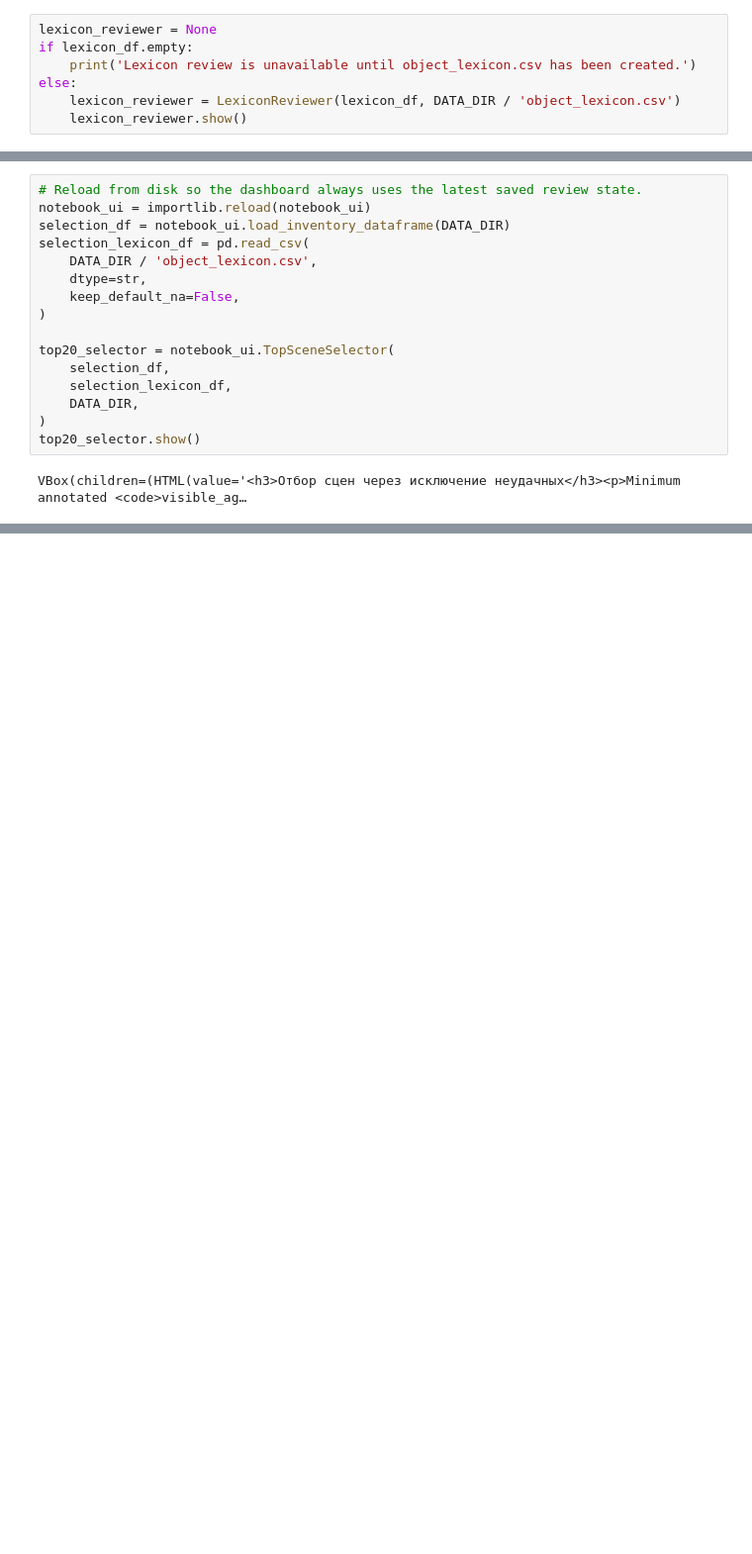
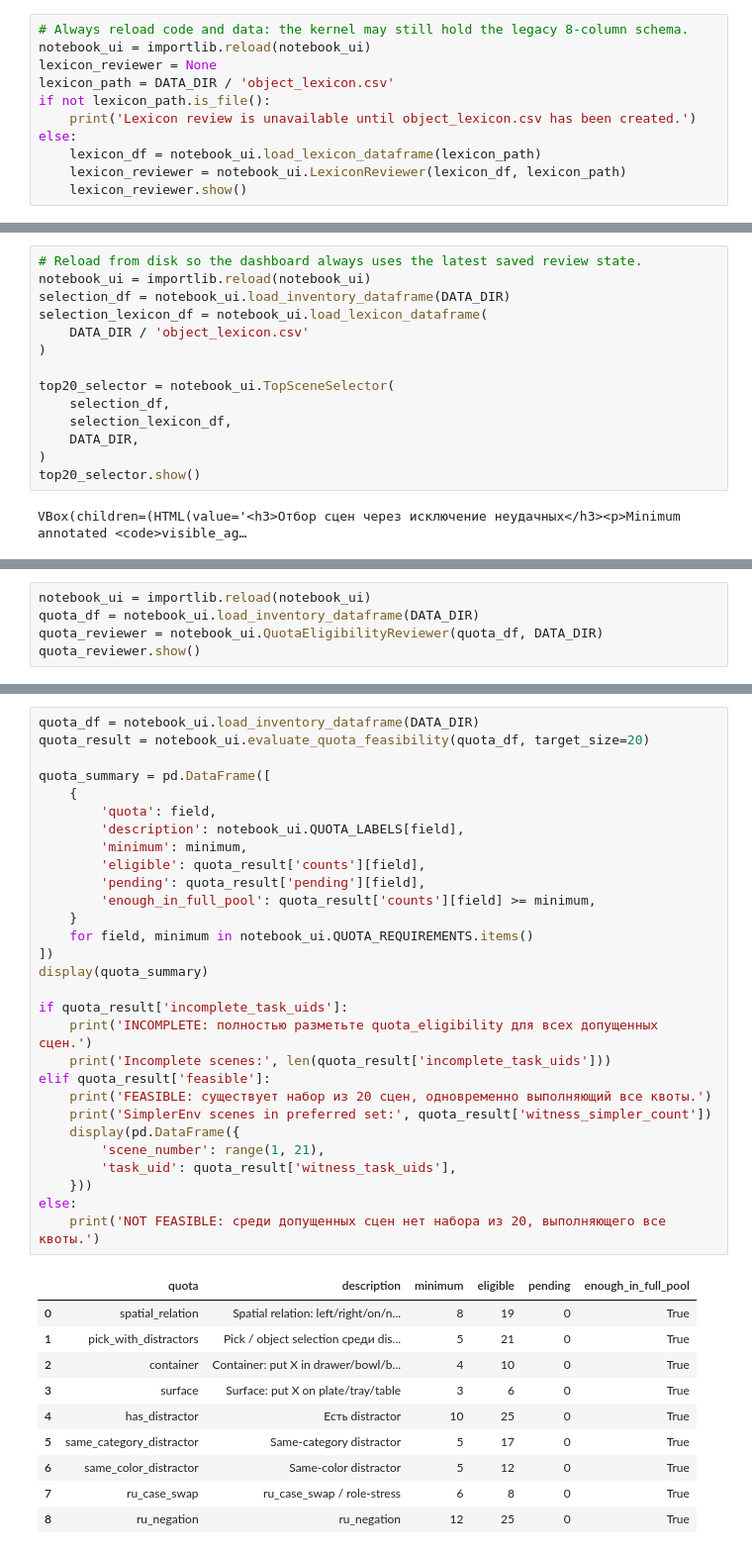
Before and after one commit to AlexKarachun/SLAVA_dev, a Jupyter notebook: notebooks/01_collect_and_review_inventory.ipynb, the cells around one changed output, grey strips where cells are left out. Shown at 99% size. Cells and saved outputs as stored; diff of their text form; blank space fills up the shorter version.

```diff
--- a/notebooks/01_collect_and_review_inventory.ipynb
+++ b/notebooks/01_collect_and_review_inventory.ipynb
@@ -301,11 +303,15 @@ Unique lexicon objects: 27
 
 `usable_v0 = no` ставьте, если объект трудно опознать на рендере или нельзя естественно и однозначно назвать по-русски.
 # %%
+# Always reload code and data: the kernel may still hold the legacy 8-column schema.
+notebook_ui = importlib.reload(notebook_ui)
 lexicon_reviewer = None
-if lexicon_df.empty:
+lexicon_path = DATA_DIR / 'object_lexicon.csv'
+if not lexicon_path.is_file():
     print('Lexicon review is unavailable until object_lexicon.csv has been created.')
 else:
-    lexicon_reviewer = LexiconReviewer(lexicon_df, DATA_DIR / 'object_lexicon.csv')
+    lexicon_df = notebook_ui.load_lexicon_dataframe(lexicon_path)
+    lexicon_reviewer = notebook_ui.LexiconReviewer(lexicon_df, lexicon_path)
     lexicon_reviewer.show()
 # %% [output]
 VBox(children=(HTML(value='Object 1/27 · annotated 27/27'), Text(value='akita_black_bowl', description='Raw na…
@@ -356,10 +362,8 @@ Dashboard автоматически оставляет только сцены,
 # Reload from disk so the dashboard always uses the latest saved review state.
 notebook_ui = importlib.reload(notebook_ui)
 selection_df = notebook_ui.load_inventory_dataframe(DATA_DIR)
-selection_lexicon_df = pd.read_csv(
-    DATA_DIR / 'object_lexicon.csv',
-    dtype=str,
-    keep_default_na=False,
+selection_lexicon_df = notebook_ui.load_lexicon_dataframe(
+    DATA_DIR / 'object_lexicon.csv'
 )
 
 top20_selector = notebook_ui.TopSceneSelector(
@@ -372,0 +381,5 @@ VBox(children=(HTML(value='<h3>Отбор сцен через исключени
+# %%
+notebook_ui = importlib.reload(notebook_ui)
+quota_df = notebook_ui.load_inventory_dataframe(DATA_DIR)
+quota_reviewer = notebook_ui.QuotaEligibilityReviewer(quota_df, DATA_DIR)
+quota_reviewer.show()
@@ -372,0 +392,40 @@ VBox(children=(HTML(value='<h3>Отбор сцен через исключени
+# %%
+quota_df = notebook_ui.load_inventory_dataframe(DATA_DIR)
+quota_result = notebook_ui.evaluate_quota_feasibility(quota_df, target_size=20)
+
+quota_summary = pd.DataFrame([
+    {
+        'quota': field,
+        'description': notebook_ui.QUOTA_LABELS[field],
+        'minimum': minimum,
+        'eligible': quota_result['counts'][field],
+        'pending': quota_result['pending'][field],
+        'enough_in_full_pool': quota_result['counts'][field] >= minimum,
+    }
+    for field, minimum in notebook_ui.QUOTA_REQUIREMENTS.items()
+])
+display(quota_summary)
+
+if quota_result['incomplete_task_uids']:
+    print('INCOMPLETE: полностью разметьте quota_eligibility для всех допущенных сцен.')
+    print('Incomplete scenes:', len(quota_result['incomplete_task_uids']))
+elif quota_result['feasible']:
+    print('FEASIBLE: существует набор из 20 сцен, одновременно выполняющий все квоты.')
+    print('SimplerEnv scenes in preferred set:', quota_result['witness_simpler_count'])
+    display(pd.DataFrame({
+        'scene_number': range(1, 21),
+        'task_uid': quota_result['witness_task_uids'],
+    }))
+else:
+    print('NOT FEASIBLE: среди допущенных сцен нет набора из 20, выполняющего все квоты.')
+# %% [output]
+|  | quota | description | minimum | eligible | pending | enough_in_full_pool |
+| 0 | spatial_relation | Spatial relation: left/right/on/n... | 8 | 19 | 0 | True |
+| 1 | pick_with_distractors | Pick / object selection среди dis... | 5 | 21 | 0 | True |
+| 2 | container | Container: put X in drawer/bowl/b... | 4 | 10 | 0 | True |
+| 3 | surface | Surface: put X on plate/tray/table | 3 | 6 | 0 | True |
+| 4 | has_distractor | Есть distractor | 10 | 25 | 0 | True |
+| 5 | same_category_distractor | Same-category distractor | 5 | 17 | 0 | True |
+| 6 | same_color_distractor | Same-color distractor | 5 | 12 | 0 | True |
+| 7 | ru_case_swap | ru_case_swap / role-stress | 6 | 8 | 0 | True |
+| 8 | ru_negation | ru_negation | 12 | 25 | 0 | True |
```
Also changed, not shown: parts of 14 cells of this notebook, 13 other files.
